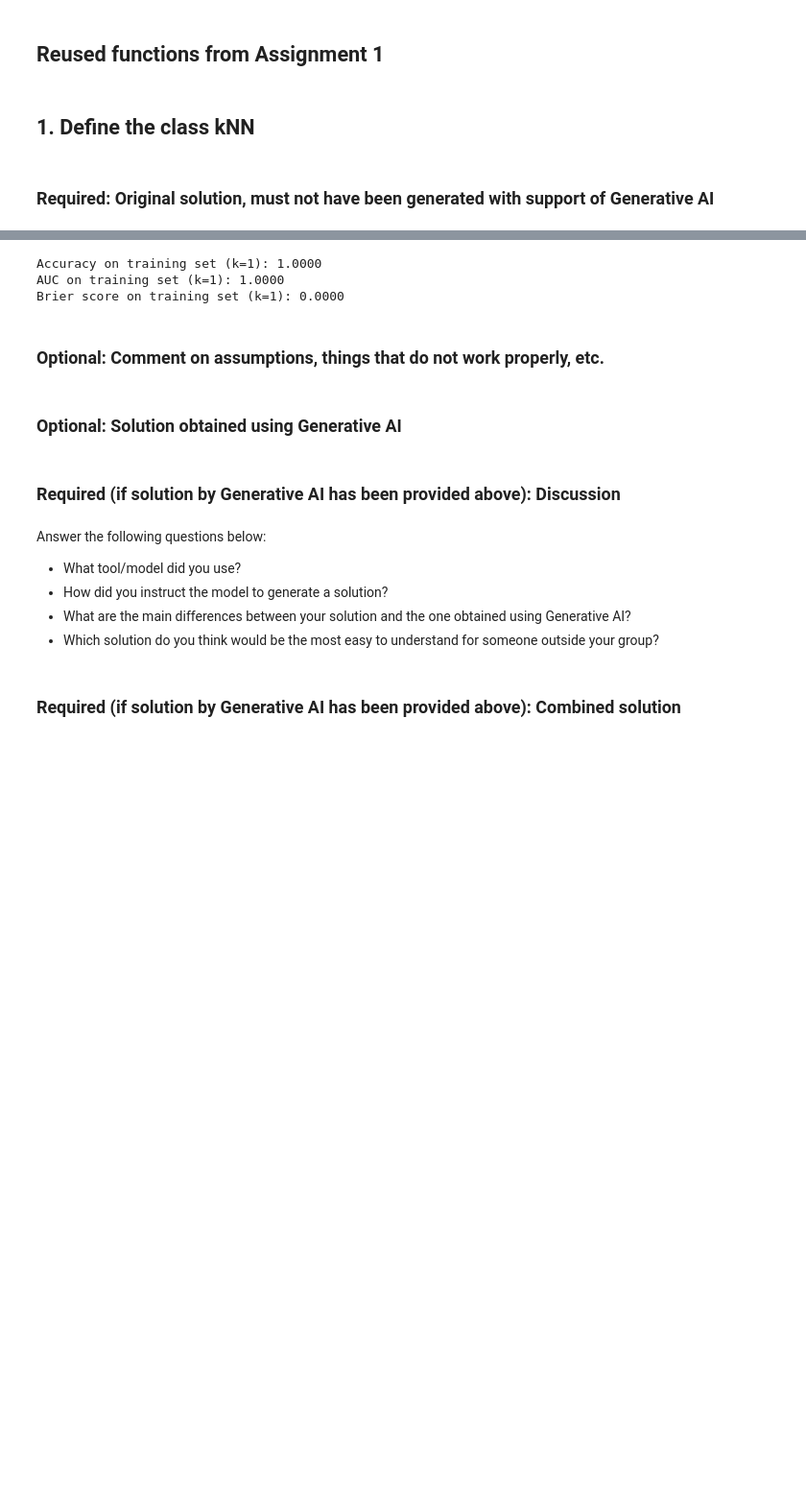
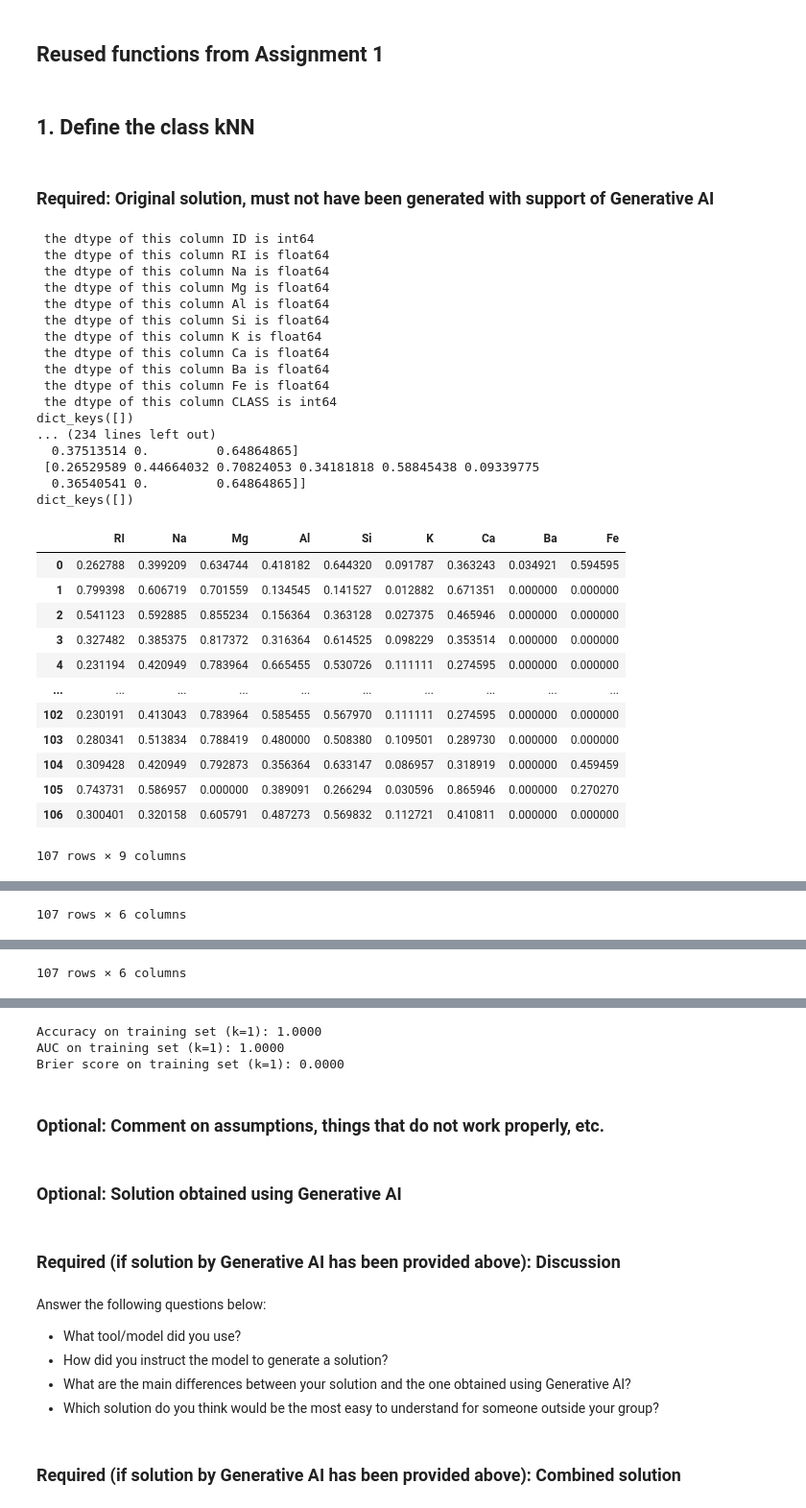
Before and after one commit to Bern4rdR/data-science, a Jupyter notebook: Assignment 2/Assignment 2.ipynb, the cells around one changed output, grey strips where cells are left out. Shown at 96% size. Saved outputs shown, nothing was run; the diff lists cells and outputs as text; code cells hidden in the pictures; blank space fills up the shorter version.

Commit message:
added predict function

```diff
--- a/Assignment 2/Assignment 2.ipynb
+++ b/Assignment 2/Assignment 2.ipynb
@@ -202,32 +202,100 @@ class kNN:
         # labels
         self.training_labels = df['CLASS'].astype('category')
         self.labels = list(self.training_labels.cat.categories)
-
+        print(f"count class:\n{self.training_labels.value_counts()}")
         # data
         self.training_data = df.drop(columns=['CLASS', 'ID']).to_numpy()
 
         print(f'training labels:\t{self.training_labels}\nlabels:\t{self.labels}')
         print(f'data:\t{self.training_data}')
 
 # Input to predict:
 # self - the object itself
 # df   - a dataframe
 # k    - an integer >= 1 (default = 5)
 #
 # Output from predict:
 # predictions - a dataframe with class labels as column names and the rows corresponding to
 #               predictions with estimated class probabilities for each row in df, where the class probabilities
 #               are estimated by the relative class frequencies in the set of class labels from the k nearest
 #               (with respect to Euclidean distance) neighbors in training_data
 #
 # Hint 1: Drop any "CLASS" and "ID" columns first and then apply column filtering, imputation, normalization and one-hot
 #
 # Hint 2: Get the numerical values (as an ndarray) from the resulting dataframe and iterate over the rows
 #         calling some sub-function, e.g., get_nearest_neighbor_predictions(x_test,k), which for a test row
 #         (numerical input feature values) finds the k nearest neighbors and calculate the class probabilities.
 #
 # Hint 3: This sub-function may first find the distances to all training instances, e.g., pairs consisting of
 #         training instance index and distance, and then sort them according to distance, and then (using the indexes
 #         of the k closest instances) find the corresponding labels and calculate the relative class frequencies
     def predict(self, df: pd.DataFrame, k: int=5):
-        pass
+
+
+        # print(self.column_filter)
+        df = apply_column_filter(df,self.column_filter)
+        df = df.drop(columns=['CLASS', 'ID'])
+        df = apply_imputation(df,self.imputation)
+        df = apply_normalization(df,self.normalization)
+        df = apply_one_hot(df,self.one_hot)
+        display(df)
+
+        def get_nearest_neighbors(x_test, k):
+            distances = []
+            for i, x_train in enumerate(self.training_data):
+                dist = np.sqrt(np.sum([(a-b)*(a-b) for a, b in zip(x_test, x_train)]))
+                distances.append((dist,i))
+            distances = sorted(distances)
+            distanceLabels = [self.training_labels[index] for (_,index) in distances[0:k]]
+            print(distances)
+            print(distanceLabels)
+            classFreq = {label:distanceLabels.count(label)/k for label in self.labels}
+            print(classFreq)
+            return classFreq
+
+
+        new_df = pd.DataFrame(columns=self.labels)
+        rows = df.to_numpy()
+        print(f"rows are",rows)
+        for i,row in enumerate(rows):
+            r = get_nearest_neighbors(row, k)
+            new_df.loc[i] = r
+        return new_df
+
+
+glass_train_df = pd.read_csv("glass_train.csv")
+glass_test_df = pd.read_csv("glass_test.csv")
+KNN = kNN()
+KNN.fit(glass_train_df)
+KNN.predict(glass_test_df, k=5)
+# %% [output]
+ the dtype of this column ID is int64
+ the dtype of this column RI is float64
+ the dtype of this column Na is float64
+ the dtype of this column Mg is float64
+ the dtype of this column Al is float64
+ the dtype of this column Si is float64
+ the dtype of this column K is float64
+ the dtype of this column Ca is float64
+ the dtype of this column Ba is float64
+ the dtype of this column Fe is float64
+ the dtype of this column CLASS is int64
+dict_keys([])
+... (234 lines left out)
+  0.37513514 0.         0.64864865]
+ [0.26529589 0.44664032 0.70824053 0.34181818 0.58845438 0.09339775
+  0.36540541 0.         0.64864865]]
+dict_keys([])
+|  | RI | Na | Mg | Al | Si | K | Ca | Ba | Fe |
+| 0 | 0.262788 | 0.399209 | 0.634744 | 0.418182 | 0.644320 | 0.091787 | 0.363243 | 0.034921 | 0.594595 |
+| 1 | 0.799398 | 0.606719 | 0.701559 | 0.134545 | 0.141527 | 0.012882 | 0.671351 | 0.000000 | 0.000000 |
+| 2 | 0.541123 | 0.592885 | 0.855234 | 0.156364 | 0.363128 | 0.027375 | 0.465946 | 0.000000 | 0.000000 |
+| 3 | 0.327482 | 0.385375 | 0.817372 | 0.316364 | 0.614525 | 0.098229 | 0.353514 | 0.000000 | 0.000000 |
+| 4 | 0.231194 | 0.420949 | 0.783964 | 0.665455 | 0.530726 | 0.111111 | 0.274595 | 0.000000 | 0.000000 |
+| ... | ... | ... | ... | ... | ... | ... | ... | ... | ... |
+| 102 | 0.230191 | 0.413043 | 0.783964 | 0.585455 | 0.567970 | 0.111111 | 0.274595 | 0.000000 | 0.000000 |
+| 103 | 0.280341 | 0.513834 | 0.788419 | 0.480000 | 0.508380 | 0.109501 | 0.289730 | 0.000000 | 0.000000 |
+| 104 | 0.309428 | 0.420949 | 0.792873 | 0.356364 | 0.633147 | 0.086957 | 0.318919 | 0.000000 | 0.459459 |
+| 105 | 0.743731 | 0.586957 | 0.000000 | 0.389091 | 0.266294 | 0.030596 | 0.865946 | 0.000000 | 0.270270 |
+| 106 | 0.300401 | 0.320158 | 0.605791 | 0.487273 | 0.569832 | 0.112721 | 0.410811 | 0.000000 | 0.000000 |
+107 rows × 9 columns
@@ -233,0 +331 @@ class kNN:
+107 rows × 6 columns
@@ -234,3 +344,4 @@ class kNN:
+107 rows × 6 columns
 # %%
 # Test your code (leave this part unchanged, except for if auc is undefined)
 
```
Also changed, not shown: parts of 3 cells of this notebook.
